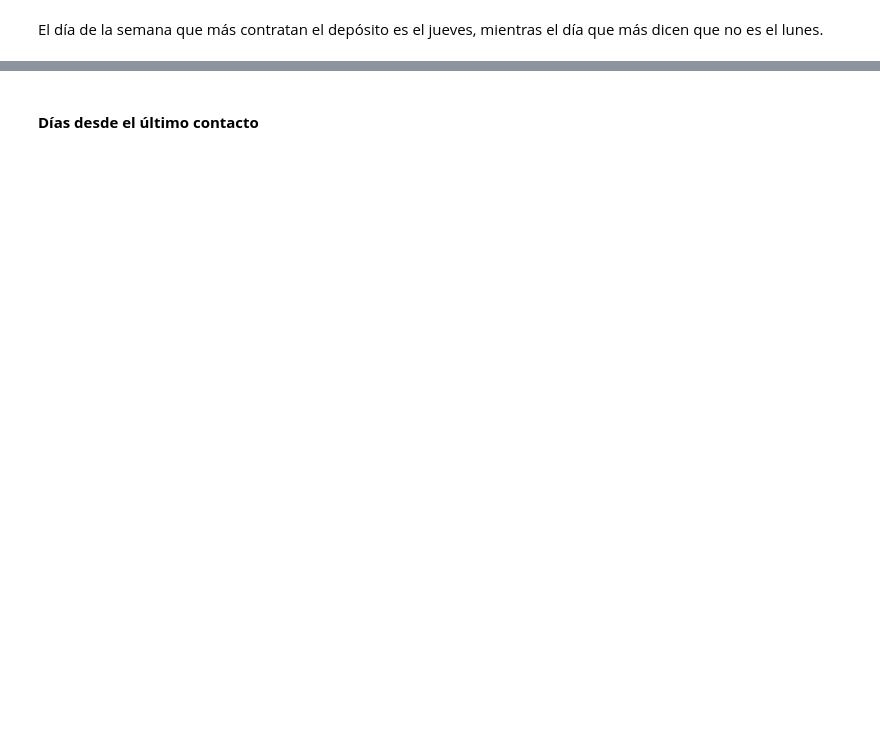
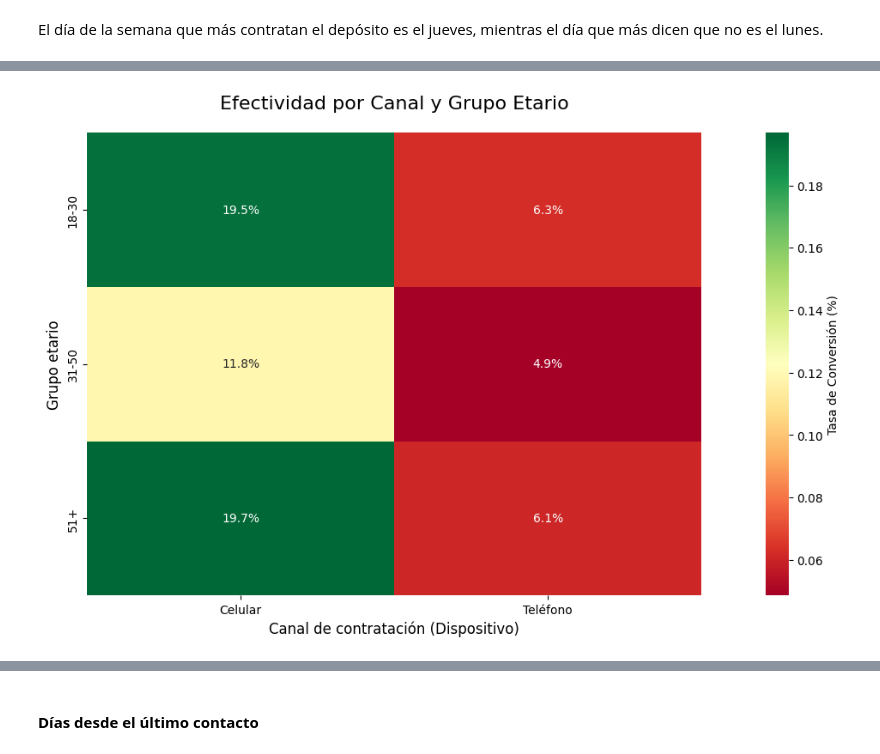
Before and after one commit to arnausans23/data-analytics-tfm, a Jupyter notebook: 1_analisis_datos_v2.ipynb, the cells around one changed output, grey strips where cells are left out. Cells and saved outputs as stored; diff of their text form; code cells hidden in the pictures; blank space fills up the shorter version.

```diff
--- a/1_analisis_datos_v2.ipynb
+++ b/1_analisis_datos_v2.ipynb
@@ -1011,0 +1193,29 @@ El día de la semana que más contratan el depósito es el jueves, mientras el d
+# %%
+df_clean['device'] = df_clean['device'].replace({
+    'cellular': 'Celular',
+    'telephone': 'Teléfono'
+})
+
+df_clean['exito'] = df_clean['Contratación'].apply(
+    lambda x: 1 if str(x).strip().lower() in ['si', '1', 'true', 'yes'] else 0)
+
+age_order = ['18-30', '31-50', '51+']
+df_clean['age_group'] = pd.Categorical(df_clean['age_group'], categories=age_order, ordered=True)
+
+pivot_table = df_clean.groupby(['age_group', 'device'], observed=True)['exito'].mean().unstack()
+
+plt.figure(figsize=(12, 7))
+
+ax = sns.heatmap(
+    pivot_table,
+    annot=True,
+    fmt=".1%",
+    cmap="RdYlGn",
+    cbar_kws={'label': 'Tasa de Conversión (%)', 'pad': 0.08} )
+
+plt.title('Efectividad por Canal y Grupo Etario', fontsize=16, pad=20)
+plt.xlabel('Canal de contratación (Dispositivo)', fontsize=12)
+plt.ylabel('Grupo etario', fontsize=12)
+plt.show()
+# %% [output]
+[figure, added]
```
Also changed, not shown: parts of 46 cells of this notebook.
